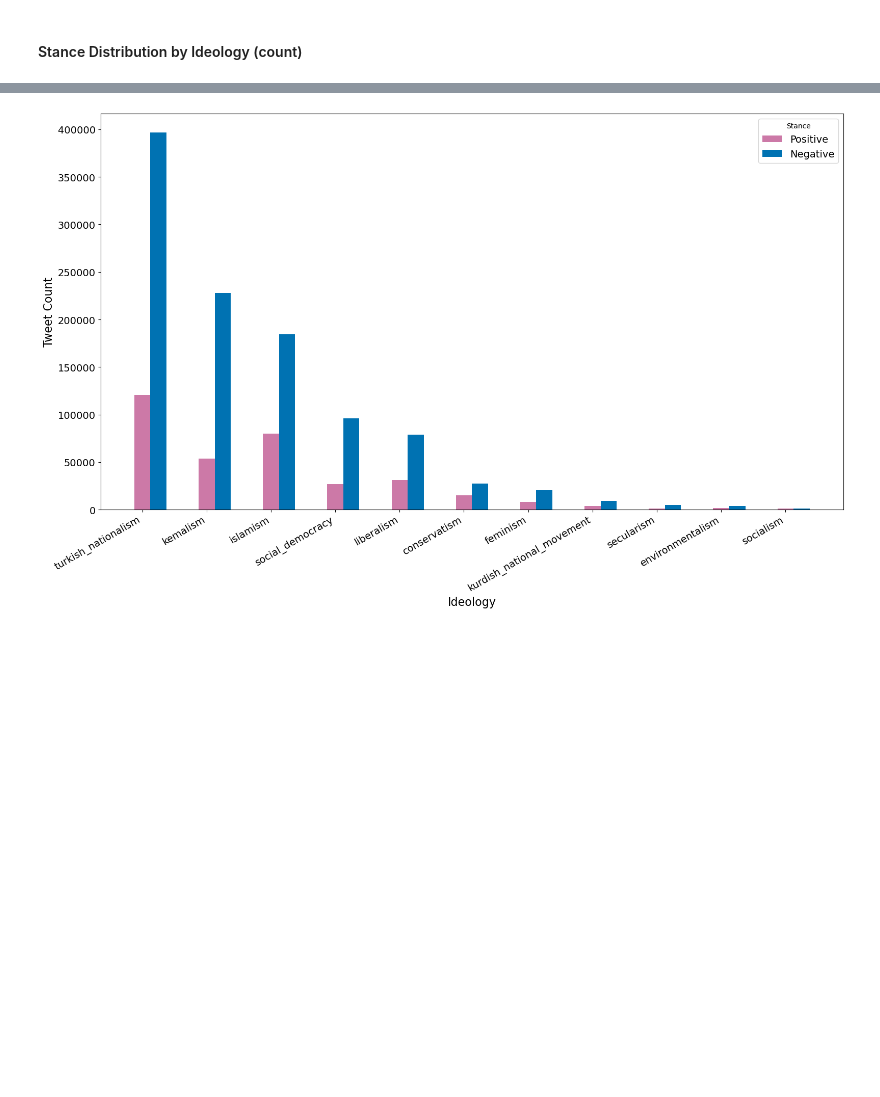
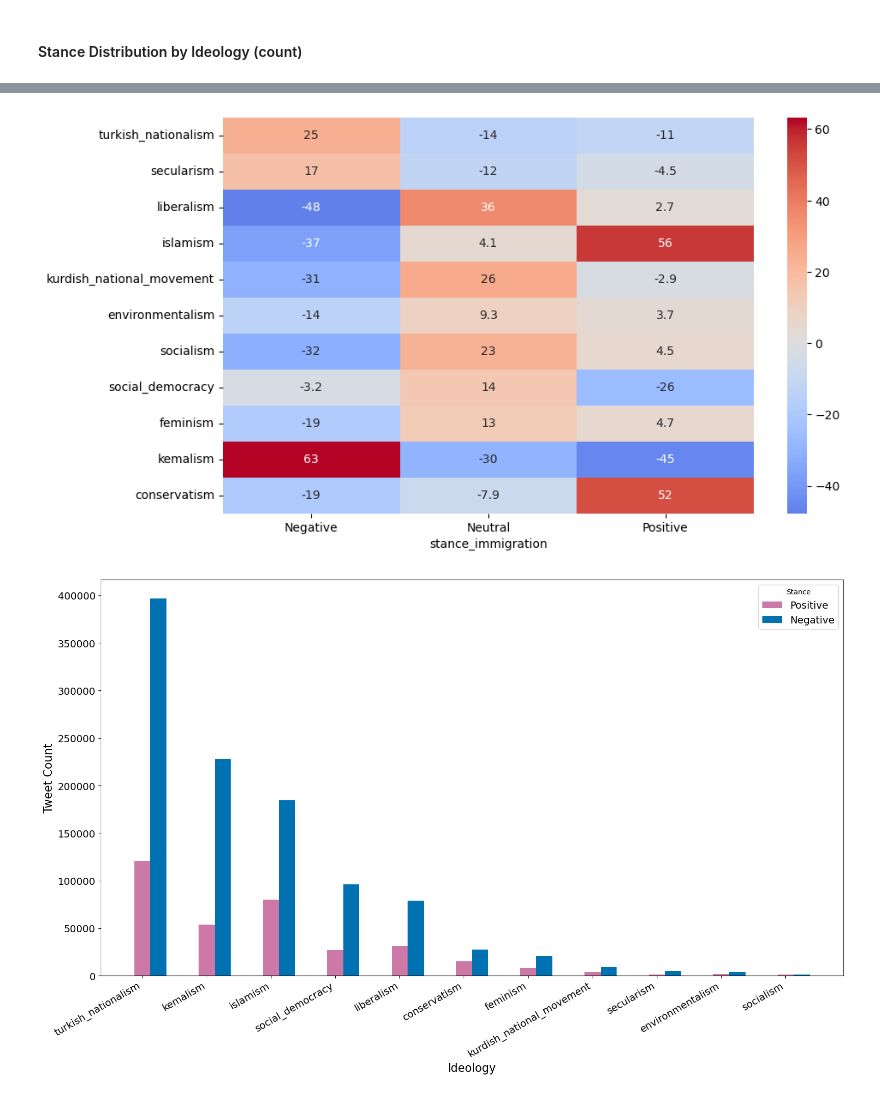
Before and after one commit to AlkanCan/ideology-emotion-interaction-effect-on-anti-immigrant-stance, a Jupyter notebook: Descriptive_Statistics_Visualization.ipynb, the cells around one changed output, grey strips where cells are left out. Cells and saved outputs as stored; diff of their text form; code cells hidden in the pictures; blank space fills up the shorter version.

```diff
--- a/Descriptive_Statistics_Visualization.ipynb
+++ b/Descriptive_Statistics_Visualization.ipynb
@@ -385,2 +476,14 @@ social_democracy           161572   27041   95953
 kemalism                   304379   53825  227995
 conservatism                47426   15164   27180
+# %%
+from scipy.stats import chi2_contingency
+
+# Perform the chi-square test
+chi2_stat, p_val, dof, expected = chi2_contingency(ideology_stance_counts)
+
+# Display the chi-square test results
+print(f"Chi2 Statistic: {chi2_stat}")
+print(f"P-value: {p_val}")
+print(f"Degrees of Freedom: {dof}")
+print("Expected Frequencies:")
+print(expected)
@@ -386,0 +521,15 @@ conservatism                47426   15164   27180
+# %%
+import numpy as np
+
+# Calculate the standardized residuals
+observed = ideology_stance_counts.values  # Observed counts from your contingency table
+expected = expected  # The expected counts from chi2_contingency output
+
+# Standardized residuals
+standardized_residuals = (observed - expected) / np.sqrt(expected)
+
+# Convert the residuals back into a DataFrame for easy interpretation
+residuals_df = pd.DataFrame(standardized_residuals, index=ideology_stance_counts.index, columns=ideology_stance_counts.columns)
+
+# Display the standardized residuals
+print(residuals_df)
@@ -387,3 +549,16 @@ conservatism                47426   15164   27180
+# %%
+import seaborn as sns
+import matplotlib.pyplot as plt
+
+# Reorder the columns of the DataFrame to match the desired order
+residuals_df = residuals_df[[2.0, 0.0, 1.0]]  # Reorder columns: Negative, Neutral, Positive
+
+# Plot the heatmap of standardized residuals with reordered columns and custom labels
+plt.figure(figsize=(10, 6))
+sns.heatmap(residuals_df, annot=True, cmap="coolwarm", center=0, xticklabels=['Negative', 'Neutral', 'Positive'])
+plt.show()
+# %% [output]
+[figure, added]
 # %%
 import matplotlib.pyplot as plt
 import seaborn as sns
```
Also changed, not shown: parts of 16 cells of this notebook.
